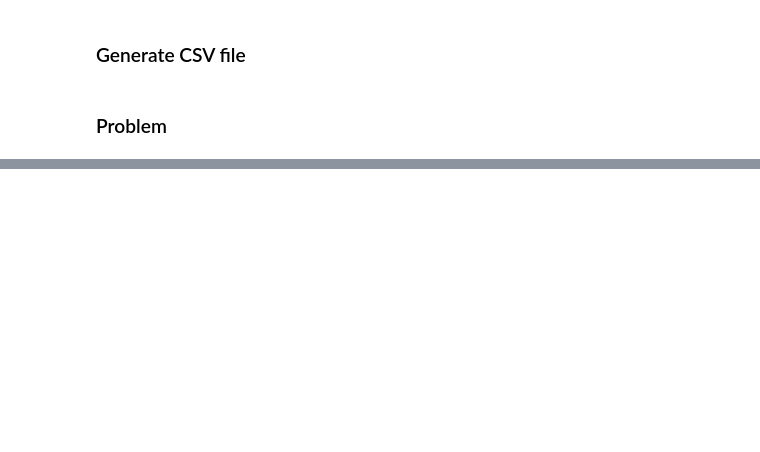
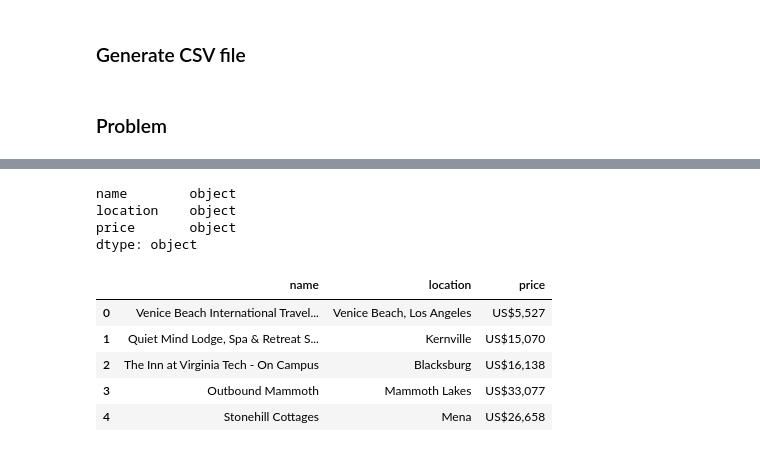
Before and after one commit to KeeObom/Hotel_Scraper, a Jupyter notebook: hotel_scrp.ipynb, the cells around one changed output, grey strips where cells are left out. Cells and saved outputs as stored; diff of their text form; code cells hidden in the pictures; blank space fills up the shorter version.

```diff
--- a/hotel_scrp.ipynb
+++ b/hotel_scrp.ipynb
@@ -74,0 +153,16 @@ The html is returning data with NGN price, instead of USD prices, maybe Somto wi
+# %%
+df_hotel.dtypes
+# %% [output]
+name        object
+location    object
+price       object
+dtype: object
+# %%
+df.head()
+# %% [output]
+|  | name | location | price |
+| 0 | Venice Beach International Travel... | Venice Beach, Los Angeles | US$5,527 |
+| 1 | Quiet Mind Lodge, Spa & Retreat S... | Kernville | US$15,070 |
+| 2 | The Inn at Virginia Tech - On Campus | Blacksburg | US$16,138 |
+| 3 | Outbound Mammoth | Mammoth Lakes | US$33,077 |
+| 4 | Stonehill Cottages | Mena | US$26,658 |
```
Also changed, not shown: parts of 5 cells of this notebook, 2 other files.
